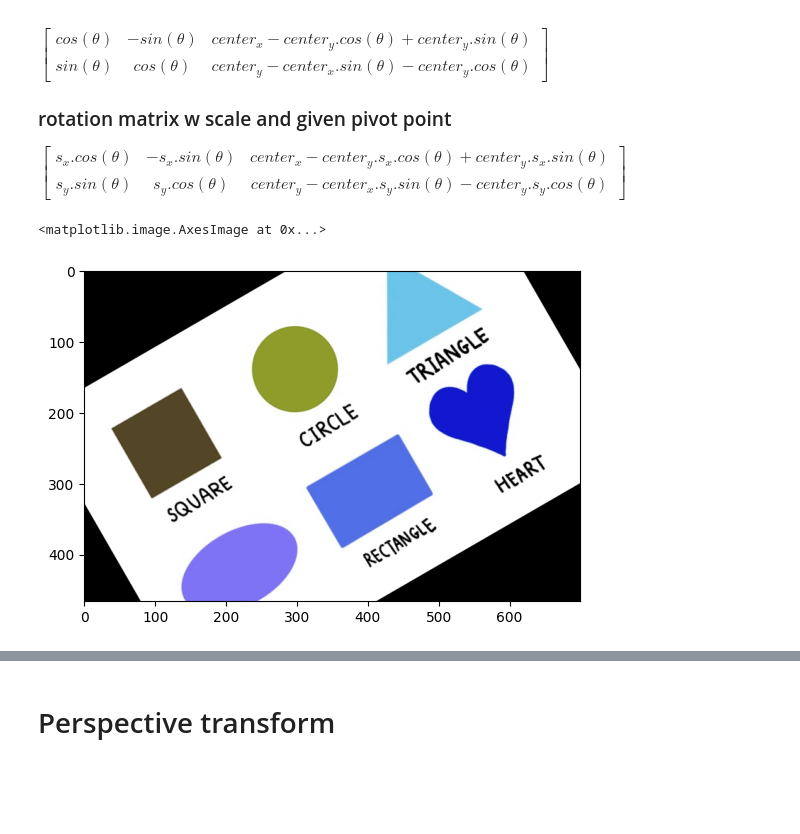
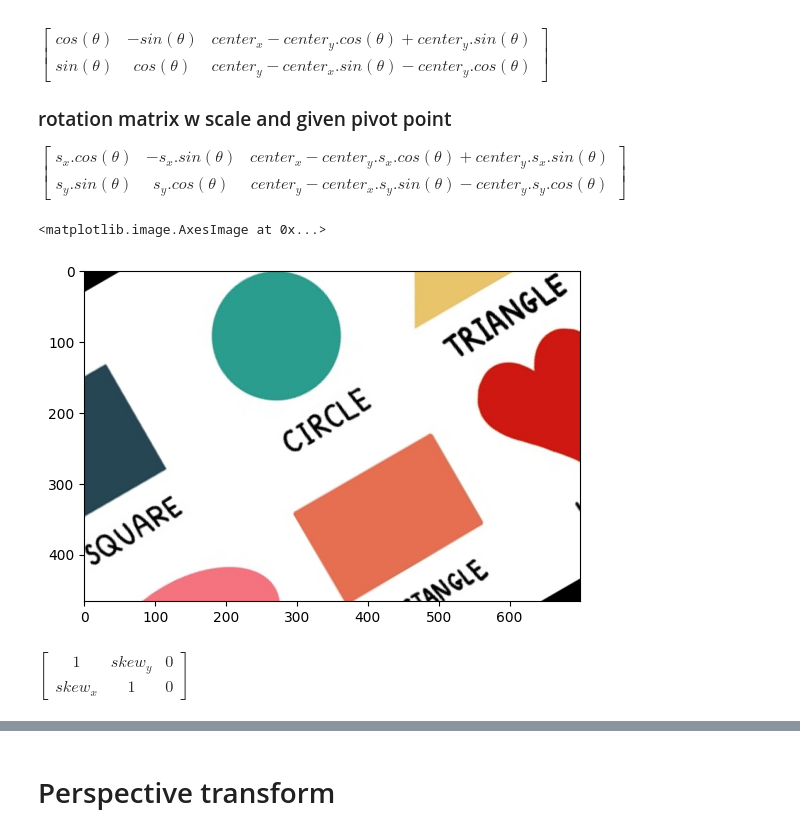
Before and after one commit to Mettikodeva/kombo_cv_training, a Jupyter notebook: 2-image_transformation.ipynb, the cells around one changed output, grey strips where cells are left out. Saved outputs shown, nothing was run; the diff lists cells and outputs as text; code cells hidden in the pictures; blank space fills up the shorter version.

```diff
--- a/2-image_transformation.ipynb
+++ b/2-image_transformation.ipynb
@@ -3,8 +3,9 @@ import cv2 as cv
 import numpy as np
 from matplotlib import pyplot as plt
 # %%
-img = cv.imread("shape.jpg")
+img = cv.imread("shape.jpg") #BGR
 h,w,d =img.shape
-plt.imshow(img)
+img = cv.cvtColor(img,cv.COLOR_BGR2RGB)
+plt.imshow(img) #RGB
 # %% [output]
 <matplotlib.image.AxesImage at 0x...>
@@ -69,29 +89,38 @@ s_y.sin(\theta) & s_y.cos(\theta) & center_y-center_x.s_y.sin(\theta)-center_y.s
 # %%
 from copy import deepcopy
 from math import cos, sin, radians
 image = deepcopy(img)
 shift_x = 100
 shift_y = 100
 # translated_image = cv.warpAffine(image, translation_matrix, (w, h))
 
 h,w,d = image.shape
 angle = 30
 angle_rad = np.radians(angle)
-scale = 1
+scale = 1.5
 center = (w // 2, h // 2)
 
+
+# rotation_matrix = np.float32([[np.cos(angle_rad), -np.sin(angle_rad),0],
+#                              [np.sin(angle_rad), np.cos(angle_rad),0]])
 # example: w/o scaling
 # rotation_matrix = np.float32(
 #         [[np.cos(angle_rad), -np.sin(angle_rad), center[0] - center[0] * np.cos(angle_rad) + center[1] * np.sin(angle_rad)],
 #         [np.sin(angle_rad), np.cos(angle_rad), center[1] - center[0] * np.sin(angle_rad) - center[1] * np.cos(angle_rad)]]
 # )
 
 rotation_matrix = cv.getRotationMatrix2D(center, angle, scale)
 rotated_image = cv.warpAffine(image, rotation_matrix, (w, h))
 plt.imshow(rotated_image)
 # %% [output]
 <matplotlib.image.AxesImage at 0x...>
-[figure, old version]
+[figure, new version]
+# %% [markdown]
+$\begin{bmatrix}
+    1 & skew_y & 0\\
+    skew_x & 1 & 0
+\end{bmatrix}
+$
 # %%
 image = deepcopy(img)
 skew_x = 0.1  # Skew factor for x
```
Also changed, not shown: parts of 11 cells of this notebook.
